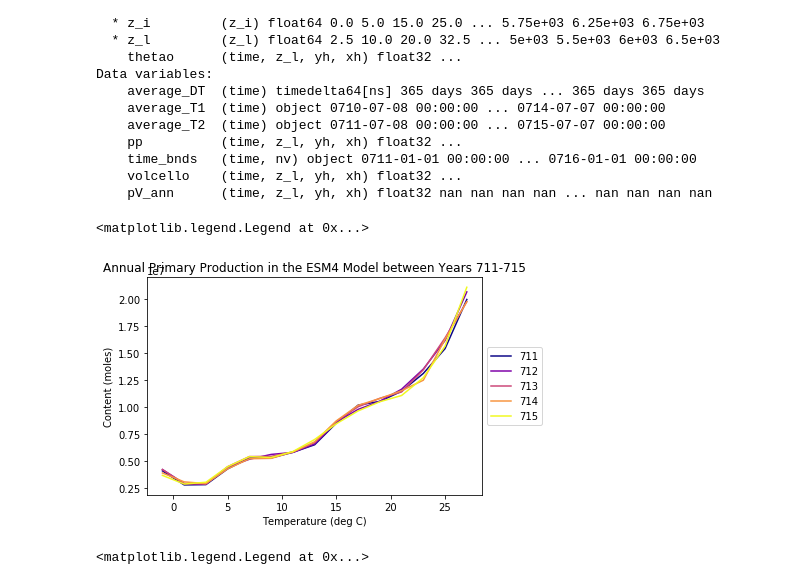
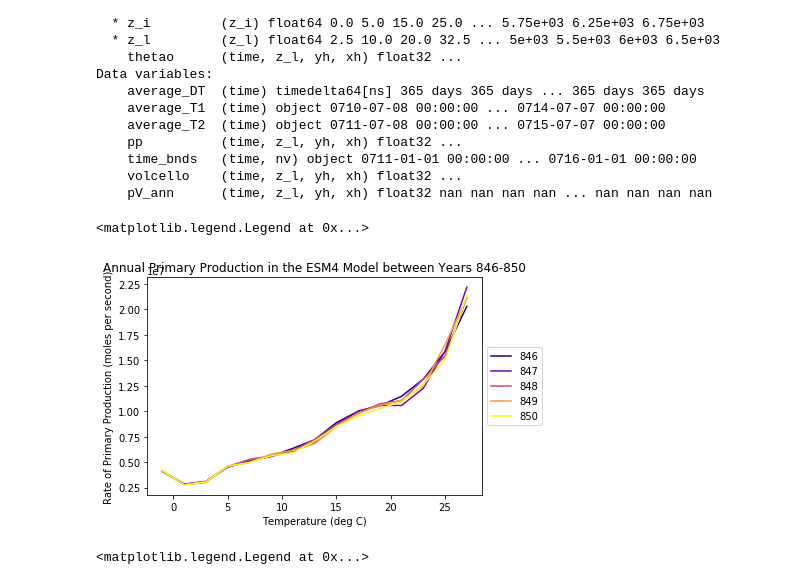
Before and after one commit to mlexaathews/wmt_bgc, a Jupyter notebook: prim-prod-temp.ipynb, the cells around one changed output. Drawn from its saved outputs; the diff is of its cells as text; code cells hidden in the pictures.

Commit message:
Scroll toward end! Primary production data for years 846-850/850

```diff
--- a/prim-prod-temp.ipynb
+++ b/prim-prod-temp.ipynb
@@ -13,19 +13,19 @@ rootdir = '/archive/oar.gfdl.cmip6/ESM4/DECK/ESM4_piControl_D/gfdl.ncrc4-intel16
 
 # Annual data
 datadir_ann = 'ocean_cobalt_omip_rates_year_z/ts/annual/5yr/'
-filename_ann_pp = 'ocean_cobalt_omip_rates_year_z.0711-0715.pp.nc'
-filename_ann_vol = 'ocean_cobalt_omip_rates_year_z.0711-0715.volcello.nc'
+filename_ann_pp = 'ocean_cobalt_omip_rates_year_z.0846-0850.pp.nc'
+filename_ann_vol = 'ocean_cobalt_omip_rates_year_z.0846-0850.volcello.nc'
 
 datadir_temp = 'ocean_annual_z/ts/annual/5yr/'
-filename_temp = 'ocean_annual_z.0711-0715.thetao.nc'
+filename_temp = 'ocean_annual_z.0846-0850.thetao.nc'
 
 # Monthly data
 datadir_mon_bgc = 'ocean_cobalt_omip_tracers_month_z/av/monthly_5yr/'
-filename_mon_bgc = 'ocean_cobalt_omip_tracers_month_z.0711-0715.*.nc'
+filename_mon_bgc = 'ocean_cobalt_omip_tracers_month_z.0846-0850.*.nc'
 
 
 datadir_mon_phys = 'ocean_monthly_z/av/monthly_5yr/'
-filename_mon_phys = 'ocean_monthly_z.0711-0715.*.nc'
+filename_mon_phys = 'ocean_monthly_z.0846-0850.*.nc'
 # %%
 # Annual data
 
@@ -91,25 +91,25 @@ Data variables:
 # %%
 #### Let's start off with the ANNUAL primary production graph
 ## This will be for the entire ocean
 
-labels = ["711", "712", "713", "714", "715"]
+labels = ["846", "847", "848", "849", "850"]
 colors = cm.get_cmap('plasma',5).colors
 
 for t in range(5):
 
     pV_in_theta = ds.pV_ann.isel(time=t,yh=range(0,576)).groupby_bins('thetao',theta_bins)
 
     p_vsum = pV_in_theta.sum(xr.ALL_DIMS)
 
     p_vsum.plot(label=labels[t], color=colors[t,:])
 
 
-plt.title('Annual Primary Production in the ESM4 Model between Years 711-715')
+plt.title('Annual Primary Production in the ESM4 Model between Years 846-850')
 plt.xlabel('Temperature (deg C)')
-plt.ylabel('Moles per second')
+plt.ylabel('Rate of Primary Production (moles per second)')
 plt.legend(loc = 'center left', bbox_to_anchor=(1, 0.5))
 # %% [output]
 <matplotlib.legend.Legend at 0x...>
-[figure, old version]
+[figure, new version]
 # %%
 ## Now let's graph average MONTHLY rates of primary production over a period of 5 years
```
Also changed, not shown: parts of 14 cells of this notebook.
